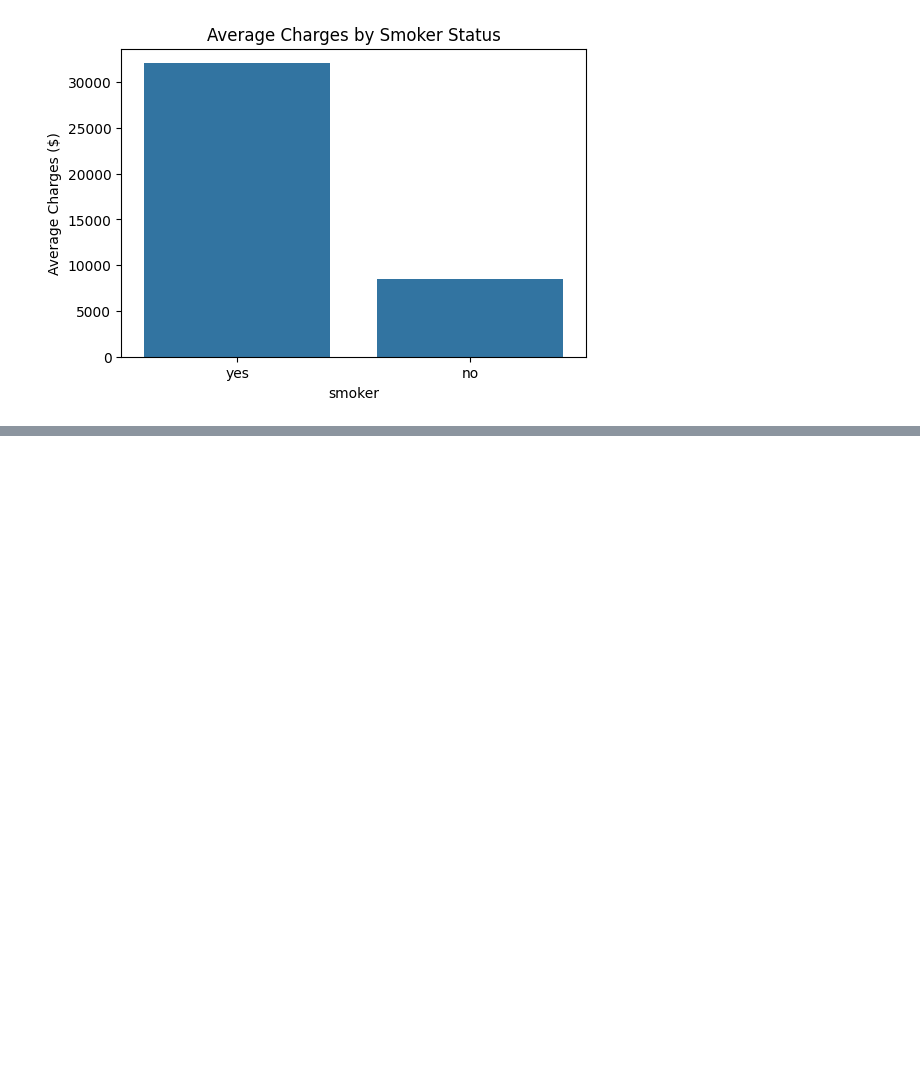
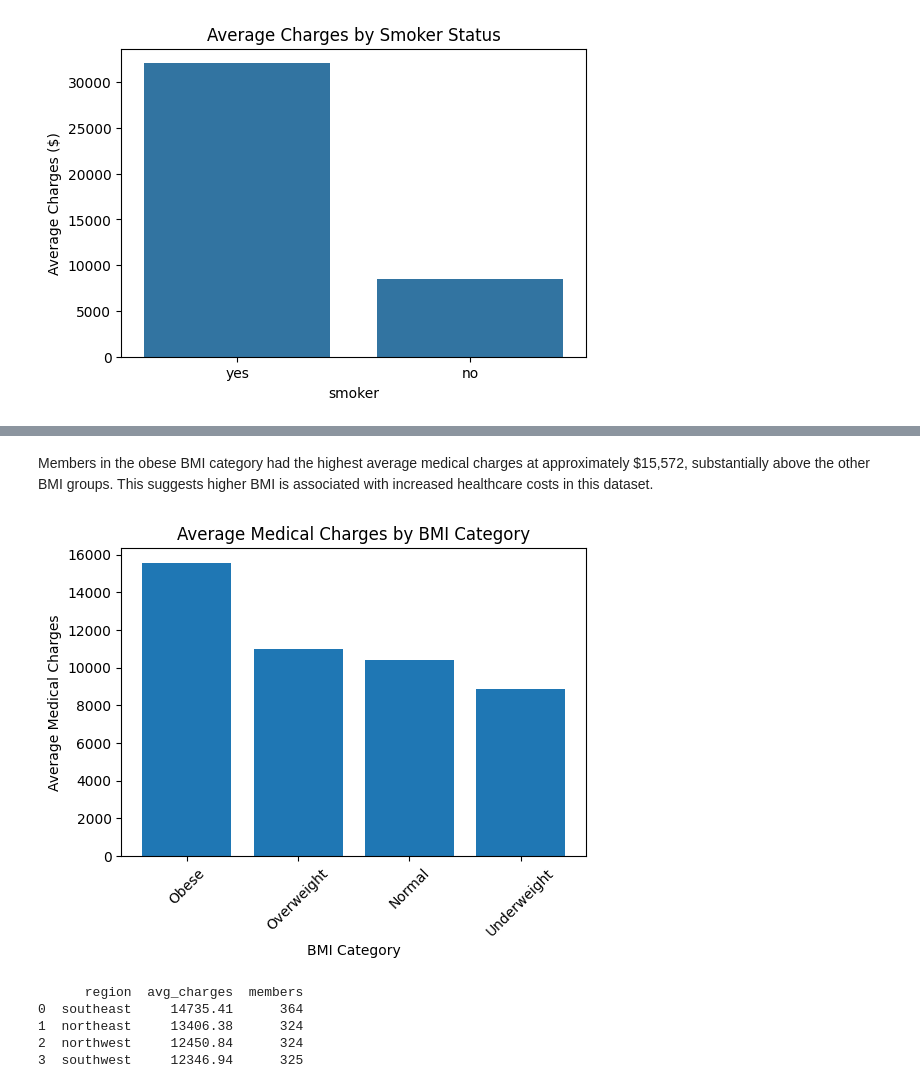
Before and after one commit to aetabid/medical_insurance_cost_prediction, a Jupyter notebook: notebooks/02_sql_queries.ipynb, the cells around one changed output, grey strips where cells are left out. Drawn from its saved outputs; the diff is of its cells as text; code cells hidden in the pictures; blank space fills up the shorter version.

```diff
--- a/notebooks/02_sql_queries.ipynb
+++ b/notebooks/02_sql_queries.ipynb
@@ -42,0 +106,20 @@ plt.show()
+# %%
+# Q3: How does BMI category relate to average medical charges?
+
+query3 = """
+
+SELECT
+    CASE
+        WHEN bmi < 18.5 THEN 'Underweight'
+        WHEN bmi < 25 THEN 'Normal'
+        WHEN bmi < 30 THEN 'Overweight'
+        ELSE 'Obese'
+    END AS bmi_category,
+    ROUND(AVG(charges), 2) as avg_charges,
+    COUNT(*) as members
+FROM insurance
+GROUP BY bmi_category
+ORDER BY avg_charges DESC
+
+"""
+pd.read_sql(query3, conn)
@@ -42,0 +132,36 @@ plt.show()
+# %% [markdown]
+Members in the obese BMI category had the highest average medical charges at approximately $15,572, substantially above the other BMI groups. This suggests higher BMI is associated with increased healthcare costs in this dataset.
+# %%
+result3 = pd.read_sql(query3, conn)
+
+plt.figure(figsize=(6, 4))
+plt.bar(result3['bmi_category'], result3['avg_charges'])
+plt.xlabel('BMI Category')
+plt.ylabel('Average Medical Charges')
+plt.title('Average Medical Charges by BMI Category')
+plt.xticks(rotation=45)
+plt.show()
+# %% [output]
+[figure, added]
+# %%
+# Q4: Which region has the highest average medical charges, and how many members are in each region?
+query4 = """
+
+
+SELECT
+    region,
+    ROUND(AVG(charges), 2) AS avg_charges,
+    COUNT(*) AS members
+FROM insurance
+GROUP BY region
+ORDER BY avg_charges DESC
+
+"""
+result4 = pd.read_sql(query4, conn)
+print(result4)
+# %% [output]
+      region  avg_charges  members
+0  southeast     14735.41      364
+1  northeast     13406.38      324
+2  northwest     12450.84      324
+3  southwest     12346.94      325
```
Also changed, not shown: parts of 16 cells of this notebook.
